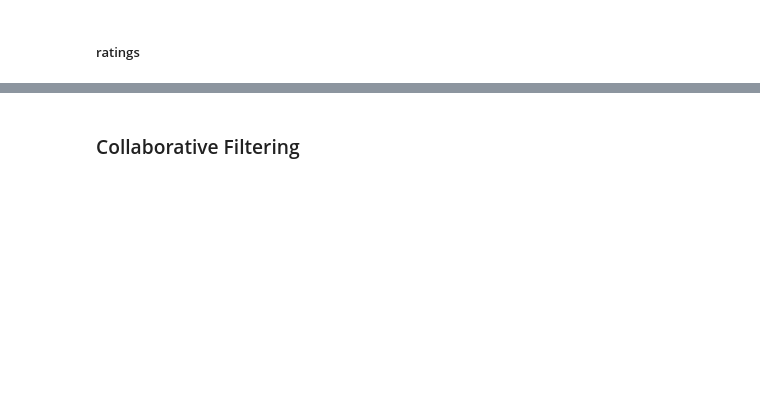
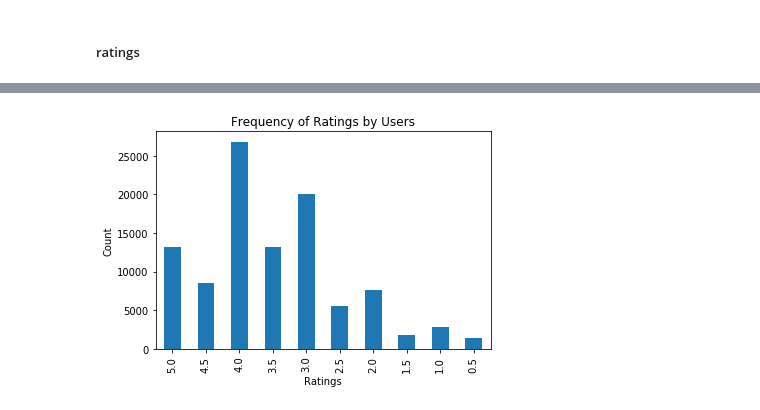
Before and after one commit to lcunningham24/Movie-Recommendation-System, a Jupyter notebook: Mod4FinalProject.ipynb, the cells around one changed output, grey strips where cells are left out. Drawn from its saved outputs; the diff is of its cells as text; code cells hidden in the pictures; blank space fills up the shorter version.

```diff
--- a/Mod4FinalProject.ipynb
+++ b/Mod4FinalProject.ipynb
@@ -114,4 +159,4 @@ ax.set_title("Count of Genres in Dataset");
 # %% [markdown]
 ##### ratings
 # %%
-ratings = df['rating'].value_counts().sort_index(ascending = False)
+ratings_counts = df['rating'].value_counts().sort_index(ascending = False)
@@ -118,8 +177,8 @@ ratings = df['rating'].value_counts().sort_index(ascending = False)
 # %%
 fig, ax = plt.subplots()
-ax = ratings.plot(kind="bar")
+ax = ratings_counts.plot(kind="bar")
 ax.set_ylabel('Count')
 ax.set_xlabel('Ratings')
 ax.set_title('Frequency of Ratings by Users');
+# %% [output]
+[figure, added]
-# %% [markdown]
-### Collaborative Filtering
```
Also changed, not shown: parts of 27 cells of this notebook.
